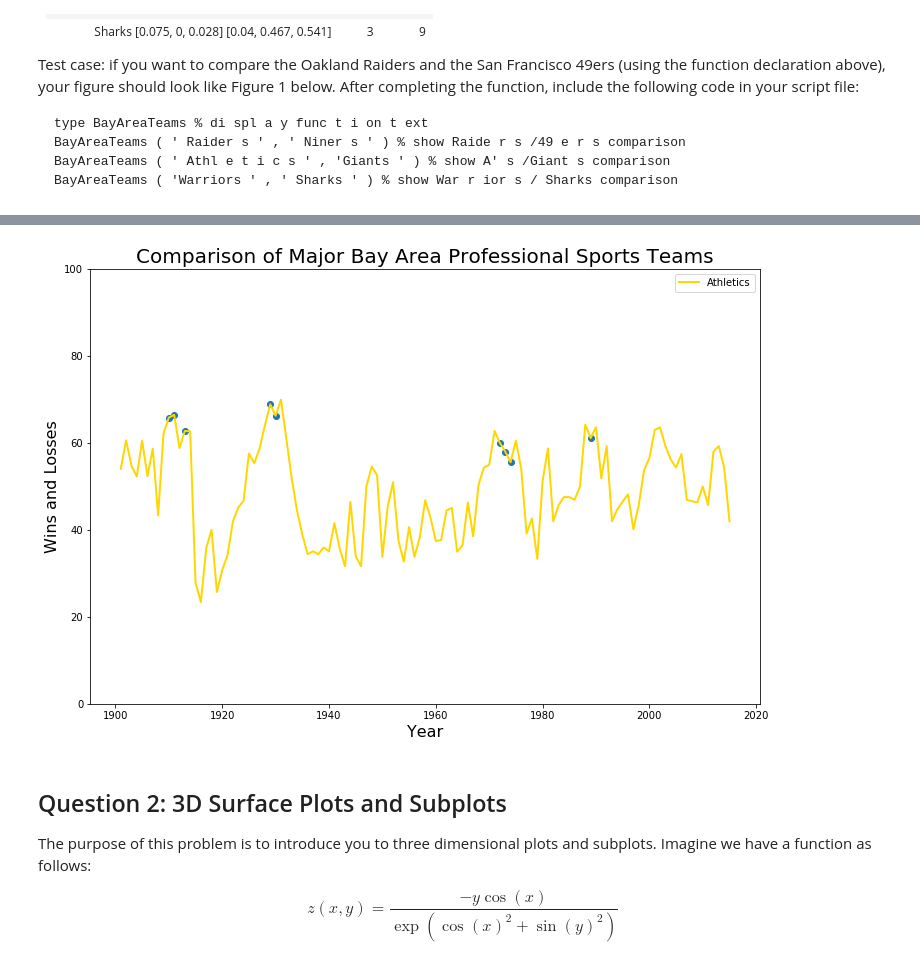
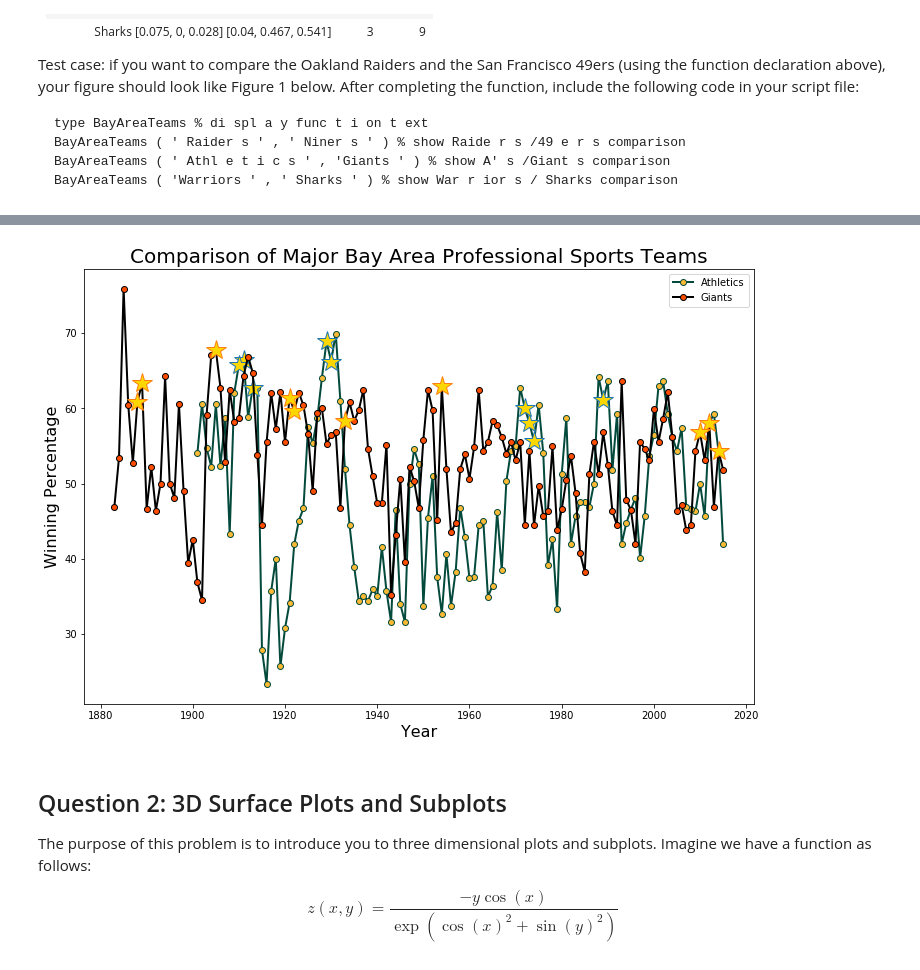
Before and after one commit to ds-modules/ENGIN-7, a Jupyter notebook: pycharm_e7/2016/Lab6/lab6_sol.ipynb, the cells around one changed output, grey strips where cells are left out. Cells and saved outputs as stored; diff of their text form; code cells hidden in the pictures.

Commit message:
completed lab 6. Note that there is not a built in exact colormap to matlab so colors are slightly different in plots

```diff
--- a/pycharm_e7/2016/Lab6/lab6_sol.ipynb
+++ b/pycharm_e7/2016/Lab6/lab6_sol.ipynb
@@ -155,29 +162,29 @@ def BayAreaTeams(*args):
 
     Bay = BayArea[2][0][0]
     Niners_Years = Bay[2].flatten()
-    Niners_Games = Bay[0].flatten()
-    Niners_Wins = Bay[1].flatten()
-    Niners_Win_Percentage = 100*(Niners_Wins/Niners_Games)
+    Niners_Wins = Bay[0].flatten()
+    Niners_Losses = Bay[1].flatten()
+    Niners_Win_Percentage = 100*(Niners_Wins/(Niners_Wins+Niners_Losses))
 #     print(Niners_Years, Niners_Games, Niners_Wins)
 #     print(Niners_Win_Percentage)
 
     Bay = BayArea[3][0][0]
     Raiders_Years = Bay[2].flatten()
-    Raiders_Games = Bay[0].flatten()
-    Raiders_Wins = Bay[1].flatten()
-    Raiders_Win_Percentage = 100*(Raiders_Wins/Raiders_Games)
+    Raiders_Wins = Bay[0].flatten()
+    Raiders_Losses = Bay[1].flatten()
+    Raiders_Win_Percentage = 100*(Raiders_Wins/(Raiders_Wins+Raiders_Losses))
 
     Bay = BayArea[4][0][0]
-    Warriors_Years = Bay[2].flatten()
-    Warriors_Games = Bay[0].flatten()
-    Warriors_Wins = Bay[1].flatten()
-    Warriors_Win_Percentage = 100*(Warriors_Wins/Warriors_Games)
-
-    Bay = BayArea[5][0][0]
     Sharks_Years = Bay[2].flatten()
     Sharks_Games = Bay[0].flatten()
     Sharks_Wins = Bay[1].flatten()
     Sharks_Win_Percentage = 100*(Sharks_Wins/Sharks_Games)
+
+    Bay = BayArea[5][0][0]
+    Warriors_Years = Bay[2].flatten()
+    Warriors_Wins = Bay[0].flatten()
+    Warriors_Losses = Bay[1].flatten()
+    Warriors_Win_Percentage = 100*(Warriors_Wins/(Warriors_Wins+Warriors_Losses))
 #     print(Sharks_Games, Sharks_Wins, Sharks_Win_Percentage)
 
 
@@ -196,43 +203,59 @@ def BayAreaTeams(*args):
     Warriors_Champ_Years = BayAreaSports['Warriors_Champ_Years'][0]
     Warriors_Champ_Percentage = BayAreaSports['Warriors_Champ_Percentages'][0]
 
 #     Sharks_Years = BayAreaSports['Sharks_Champ_Years'][0]
 #     Sharks_Win_Percentage = BayAreaSports['Sharks_Champ_Percentages'][0]
 
     if len(args) == 0:
         print('Please enter at least one professional Bay Area sports team.')
         return
 
     fig, ax = plt.subplots()
     fig.set_size_inches(12, 8)
     for i in range(len(args)):
         if args[i].lower() == 'athletics':
-            lines = ax.plot(Athletics_Years, Athletics_Win_Percentage, linewidth=2, label='Athletics', color=[1,.843,0])
-            lines = plt.scatter(Athletics_Champ_Years, Athletics_Champ_Percentage)
+            ax.plot(Athletics_Years,Athletics_Win_Percentage, 'o-',linewidth=2,
+                    label='Athletics',color=[.016,.290,.235],markerfacecolor=[.988,.729,.204])
+            ax.plot(Athletics_Champ_Years, Athletics_Champ_Percentage, '*',markersize=20,markerfacecolor=[1,.843,0])
         elif args[i].lower() == 'giants':
-            lines = ax.plot(Giants_Years, Giants_Win_Percentage, label='Giants', color=[1,.843,0])
+            ax.plot(Giants_Years,Giants_Win_Percentage, 'o-',linewidth=2,
+                    label='Giants',color=[0,0,0],markerfacecolor=[1,.302,0])
+            ax.plot(Giants_Champ_Years, Giants_Champ_Percentage, '*',markersize=20,markerfacecolor=[1,.843,0])
         elif args[i].lower() == 'niners':
-            ax.plot(Niners_Years, Niners_Win_Percentage, label='Niners')
+            ax.plot(Niners_Years,Niners_Win_Percentage, 'o-',linewidth=2,
+                    label='Niners',color=[.784,0,.126],markerfacecolor=[.753,.6,.302])
+            ax.plot(Niners_Champ_Years, Niners_Champ_Percentage, '*',markersize=20,markerfacecolor=[1,.843,0])
         elif args[i].lower() == 'raiders':
-            ax.plot(Raiders_Years, Raiders_Win_Percentage, label='Raiders')
+            ax.plot(Raiders_Years,Raiders_Win_Percentage, 'o-',linewidth=2,
+                    label='Raiders',color=[0,0,0],markerfacecolor=[.737,.769,.788])
+            ax.plot(Raiders_Champ_Years,Raiders_Champ_Percentage, '*',markersize=20,markerfacecolor=[1,.843,0])
         elif args[i].lower() == 'warriors':
-            ax.plot(Warriors_Years, Warriors_Win_Percentage, label='Warriors')
+            ax.plot(Warriors_Years,Warriors_Win_Percentage, 'o-',linewidth=2,
+                    label='Warriors',color=[.004,.275,.678],markerfacecolor=[.973,.773,.212])
+            ax.plot(Warriors_Champ_Years, Warriors_Champ_Percentage, '*',markersize=20,markerfacecolor=[1,.843,0])
         elif args[i].lower() == 'sharks':
-            ax.plot(Sharks_Years, Sharks_Win_Percentage, label='Sharks')
+            ax.plot(Sharks_Years,Sharks_Win_Percentage, 'o-',linewidth=2,
+                    label='Sharks',color=[.075,0,.028],markerfacecolor=[.004,.467,.541])
+            ax.plot(Sharks_Champ_Years, Sharks_Champ_Percentage, '*',markersize=20,markerfacecolor=[1,.843,0])
         else:
             disp('Please enter either Raiders, Niners, Warriors, Giants, Athletics, or Sharks.')
 
     plt.xlabel('Year', fontsize=16)
     plt.ylim(0, 100)
-    plt.ylabel('Wins and Losses', fontsize=16)
+    plt.ylabel('Winning Percentage', fontsize=16)
     plt.title('Comparison of Major Bay Area Professional Sports Teams', fontsize=20)
     handles, labels = ax.get_legend_handles_labels()
     ax.legend(handles, labels)
+
+
+
+
+    plt.autoscale()
     plt.show()
 
-BayAreaTeams('athletics')
+BayAreaTeams('athletics','giants')
 # %% [output]
-[figure, old version]
+[figure, new version]
 # %% [markdown]
 ## Question 2: 3D Surface Plots and Subplots
 
```
Also changed, not shown: parts of 3 cells of this notebook.
